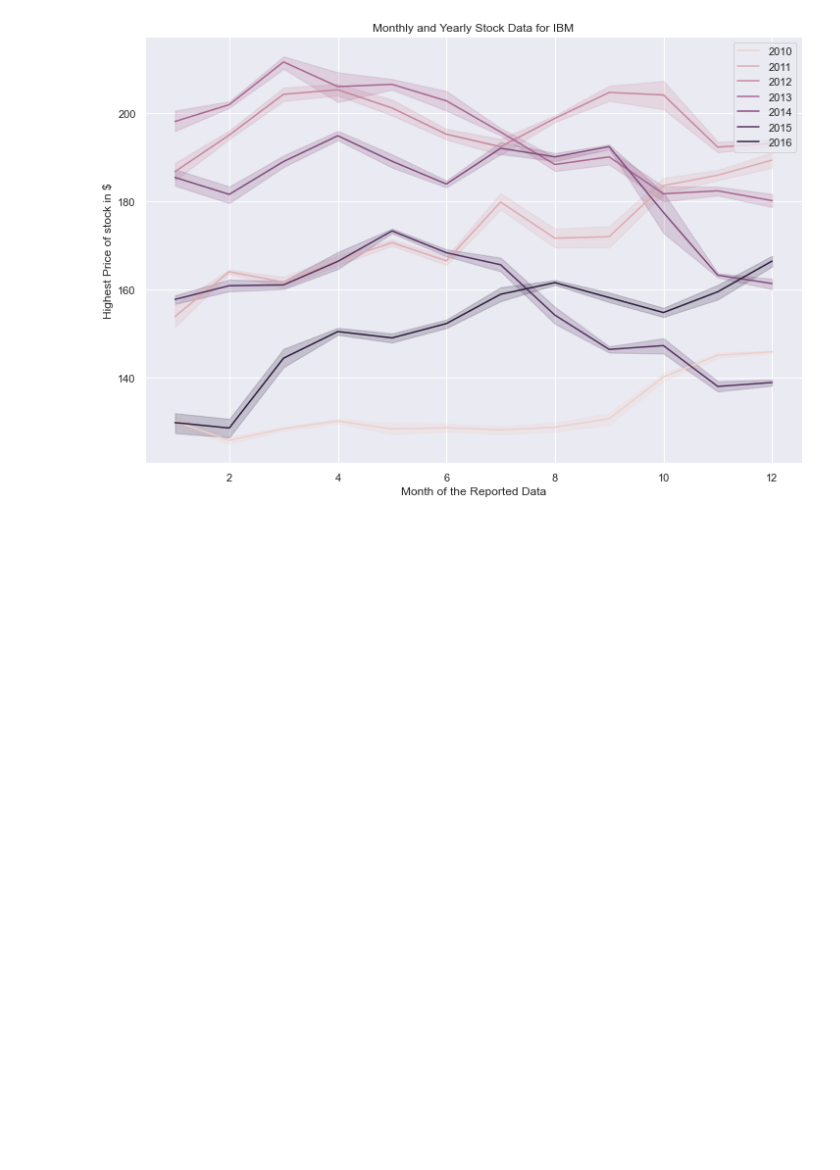
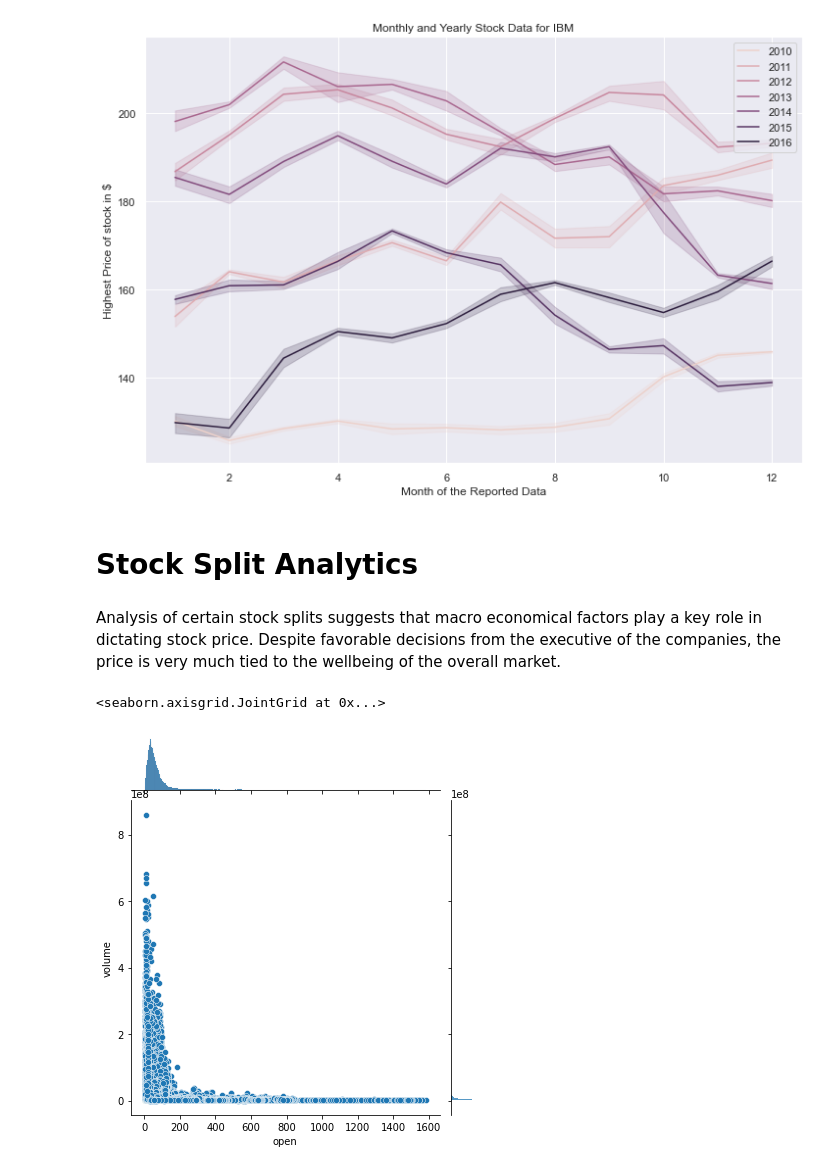
Before and after one commit to ubco-W2022T1-cosc301/project-group37, a Jupyter notebook: notebooks/group_analysis.ipynb, the cells around one changed output. Drawn from its saved outputs; the diff is of its cells as text; code cells hidden in the pictures; blank space fills up the shorter version.

```diff
--- a/notebooks/group_analysis.ipynb
+++ b/notebooks/group_analysis.ipynb
@@ -327,3 +327,27 @@ plt.show(ibm)
 [figure]
 [figure]
 [figure]
+# %% [markdown]
+# Stock Split Analytics
+# %% [markdown]
+Analysis of certain stock splits suggests that macro economical factors play a key role in dictating stock price. Despite favorable decisions from the executive of the companies, the price is very much tied to the wellbeing of the overall market.
+# %%
+import pandas as pd
+import numpy as np
+import plotly as go
+import matplotlib.pylab as plt
+import seaborn as sns
+import project_functions2 as p2
+
+fundamentals_Df = pd.read_csv('../data/raw/fundamentals.csv')
+pricesplit_Df = pd.read_csv('../data/raw/prices-split-adjusted.csv')
+prices_Df = pd.read_csv('../data/raw/prices.csv')
+securities_Df = pd.read_csv('../data/raw/securities.csv')
+# %%
+sorted_pricesplit=pricesplit_Df.sort_values(by = ["date"], ascending = True)
+sorted_pricesplit.to_csv('sorted_pricesplit.csv', index =False)
+# %%
+sns.jointplot(x='open',y='volume', data=sorted_pricesplit)
+# %% [output]
+<seaborn.axisgrid.JointGrid at 0x...>
+[figure, added]
```
Also changed, not shown: parts of 5 cells of this notebook, 1 other file.
